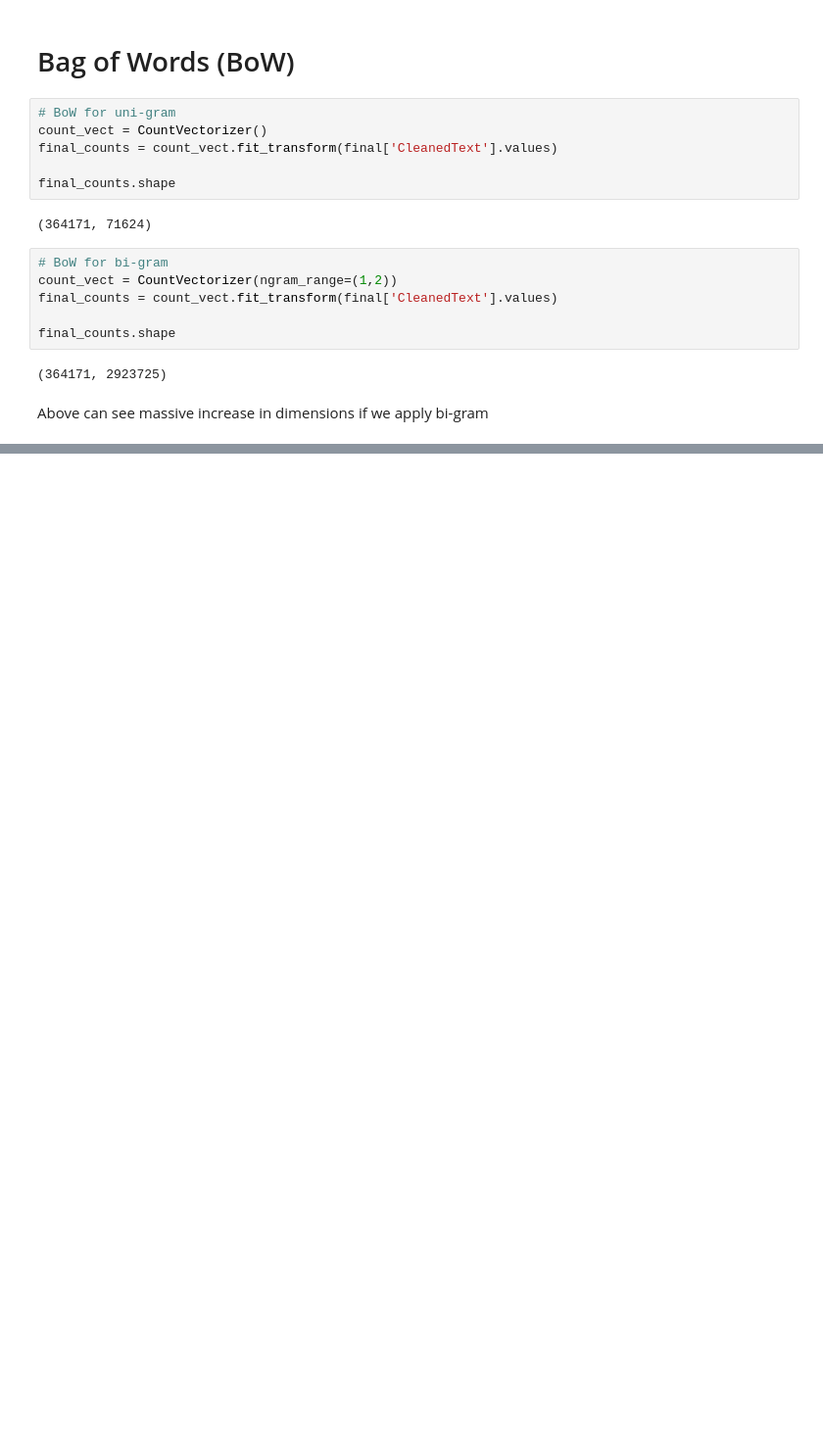
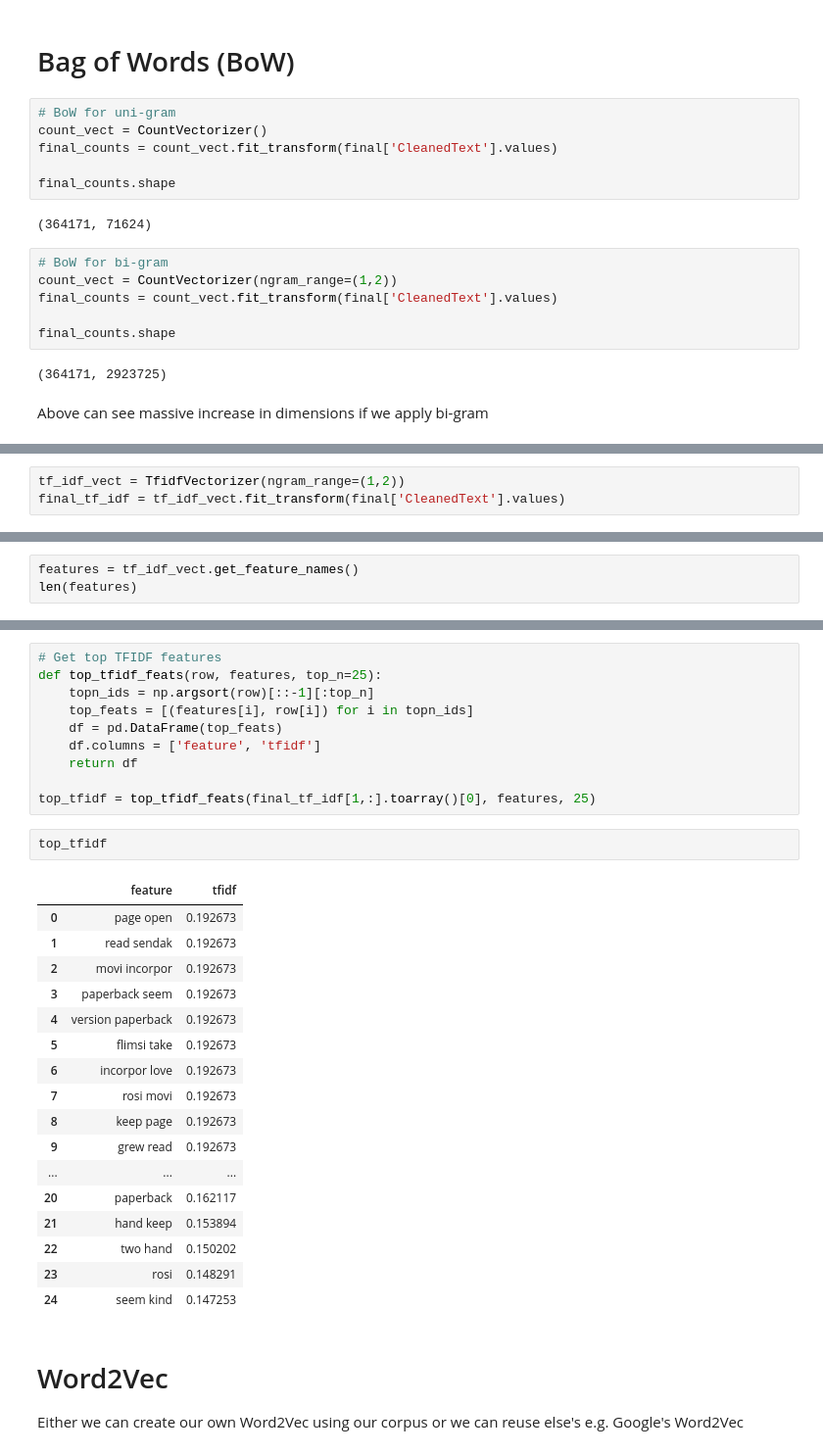
Before and after one commit to parikshitshinge/amazon-fine-foods-reviews-prediction, a Jupyter notebook: Amazon Fine Foods Reviews Prediction.ipynb, the cells around one changed output, grey strips where cells are left out. Shown: that part at 98% size. Cells and saved outputs as stored; diff of their text form; blank space fills up the shorter version.

```diff
--- a/Amazon Fine Foods Reviews Prediction.ipynb
+++ b/Amazon Fine Foods Reviews Prediction.ipynb
@@ -303,0 +312,3 @@ Above can see massive increase in dimensions if we apply bi-gram
+# %%
+tf_idf_vect = TfidfVectorizer(ngram_range=(1,2))
+final_tf_idf = tf_idf_vect.fit_transform(final['CleanedText'].values)
@@ -303,0 +319,3 @@ Above can see massive increase in dimensions if we apply bi-gram
+# %%
+features = tf_idf_vect.get_feature_names()
+len(features)
@@ -303,0 +337,34 @@ Above can see massive increase in dimensions if we apply bi-gram
+# %%
+# Get top TFIDF features
+def top_tfidf_feats(row, features, top_n=25):
+    topn_ids = np.argsort(row)[::-1][:top_n]
+    top_feats = [(features[i], row[i]) for i in topn_ids]
+    df = pd.DataFrame(top_feats)
+    df.columns = ['feature', 'tfidf']
+    return df
+
+top_tfidf = top_tfidf_feats(final_tf_idf[1,:].toarray()[0], features, 25)
+# %%
+top_tfidf
+# %% [output]
+|  | feature | tfidf |
+| 0 | page open | 0.192673 |
+| 1 | read sendak | 0.192673 |
+| 2 | movi incorpor | 0.192673 |
+| 3 | paperback seem | 0.192673 |
+| 4 | version paperback | 0.192673 |
+| 5 | flimsi take | 0.192673 |
+| 6 | incorpor love | 0.192673 |
+| 7 | rosi movi | 0.192673 |
+| 8 | keep page | 0.192673 |
+| 9 | grew read | 0.192673 |
+| ... | ... | ... |
+| 20 | paperback | 0.162117 |
+| 21 | hand keep | 0.153894 |
+| 22 | two hand | 0.150202 |
+| 23 | rosi | 0.148291 |
+| 24 | seem kind | 0.147253 |
+# %% [markdown]
+# Word2Vec
+
+Either we can create our own Word2Vec using our corpus or we can reuse else's e.g. Google's Word2Vec
```
Also changed, not shown: parts of 10 cells of this notebook.
